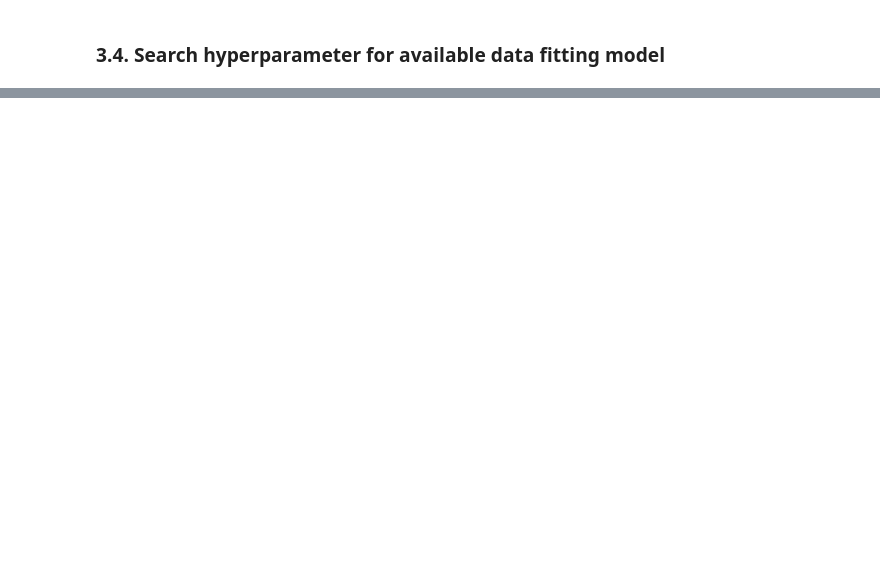
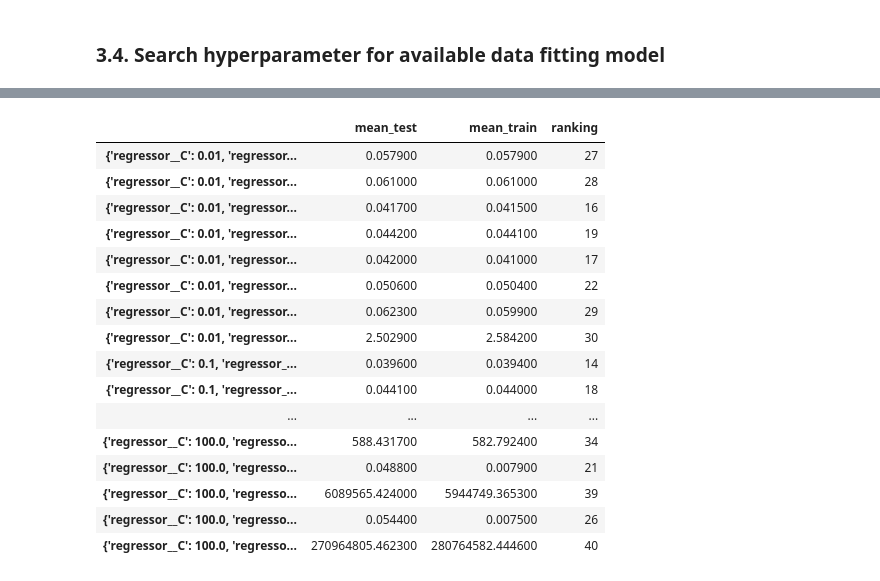
Before and after one commit to dagngyen/hcmus_23-24_coursesra-courses-analysis, a Jupyter notebook: Phase 2: Building model/svm-sigmoid copy.ipynb, the cells around one changed output, grey strips where cells are left out. Cells and saved outputs as stored; diff of their text form; code cells hidden in the pictures; blank space fills up the shorter version.

Commit message:
Update fine-tuning

```diff
--- a/Phase 2: Building model/svm-sigmoid copy.ipynb
+++ b/Phase 2: Building model/svm-sigmoid copy.ipynb
@@ -142,14 +144,3 @@ Split data into 3 datasets: `Training dataset`, `Validation dataset` and `Testin
-# %%
-# Define the constant variable random_state
-random_state = 2112
-
-# Select features and target variable
-X = data_[specificities]
-y = data_[target]
-
-# Split data on the following ratio 70-20-10
-X_train, X_temp, y_train, y_temp = train_test_split(X, y, test_size=0.3,random_state=21)
-X_val, X_test, y_val, y_test = train_test_split(X_temp, y_temp, test_size=2/3,random_state=21)
 # %% [markdown]
 ### **3.3. Initialize transformer**
 # %%
@@ -187,2 +153,0 @@ pd.DataFrame(preprocessor.fit_transform(X_train, y_train))
-# %%
-pd.DataFrame(preprocessor.fit_transform(X_train, y_train)).describe()
@@ -275,0 +156,22 @@ You can try to debug the error by setting error_score='raise'.
+# %%
+# Use SVR for regression
+pipe_svm = Pipeline([('preprocessor', preprocessor),
+                      ('regressor', SVR())])
+
+# Fine-tuning hyperparameters
+param_kernel = ['rbf', 'sigmoid']
+param_C = [0.01, 0.1, 1.0, 10.0, 100.0]
+param_gamma = [0.001, 0.01, 0.1, 1.0]
+param_grid = [{'regressor__C': param_C,
+               'regressor__kernel': param_kernel,
+               'regressor__gamma': param_gamma}]
+
+# Use a regression-specific scoring metric
+gs_spe = GridSearchCV(
+    estimator=pipe_svm,
+    param_grid=param_grid,
+    scoring="neg_mean_squared_error",
+    return_train_score=True,
+    cv=5)
+
+gs_spe = gs_spe.fit(X_train, y_train)
@@ -275,0 +245,24 @@ You can try to debug the error by setting error_score='raise'.
+# %%
+# Get scoring values of gs_spe
+pd.DataFrame({'mean_test':['{:f}'.format(item) for item in -gs_spe.cv_results_['mean_test_score'].round(4)],
+              'mean_train':['{:f}'.format(item) for item in -gs_spe.cv_results_['mean_train_score'].round(4)],
+              'ranking':gs_spe.cv_results_['rank_test_score']},
+             index=gs_spe.cv_results_['params'])
+# %% [output]
+|  | mean_test | mean_train | ranking |
+| {'regressor__C': 0.01, 'regressor... | 0.057900 | 0.057900 | 27 |
+| {'regressor__C': 0.01, 'regressor... | 0.061000 | 0.061000 | 28 |
+| {'regressor__C': 0.01, 'regressor... | 0.041700 | 0.041500 | 16 |
+| {'regressor__C': 0.01, 'regressor... | 0.044200 | 0.044100 | 19 |
+| {'regressor__C': 0.01, 'regressor... | 0.042000 | 0.041000 | 17 |
+| {'regressor__C': 0.01, 'regressor... | 0.050600 | 0.050400 | 22 |
+| {'regressor__C': 0.01, 'regressor... | 0.062300 | 0.059900 | 29 |
+| {'regressor__C': 0.01, 'regressor... | 2.502900 | 2.584200 | 30 |
+| {'regressor__C': 0.1, 'regressor_... | 0.039600 | 0.039400 | 14 |
+| {'regressor__C': 0.1, 'regressor_... | 0.044100 | 0.044000 | 18 |
+| ... | ... | ... | ... |
+| {'regressor__C': 100.0, 'regresso... | 588.431700 | 582.792400 | 34 |
+| {'regressor__C': 100.0, 'regresso... | 0.048800 | 0.007900 | 21 |
+| {'regressor__C': 100.0, 'regresso... | 6089565.424000 | 5944749.365300 | 39 |
+| {'regressor__C': 100.0, 'regresso... | 0.054400 | 0.007500 | 26 |
+| {'regressor__C': 100.0, 'regresso... | 270964805.462300 | 280764582.444600 | 40 |
```
Also changed, not shown: parts of 19 cells of this notebook.
